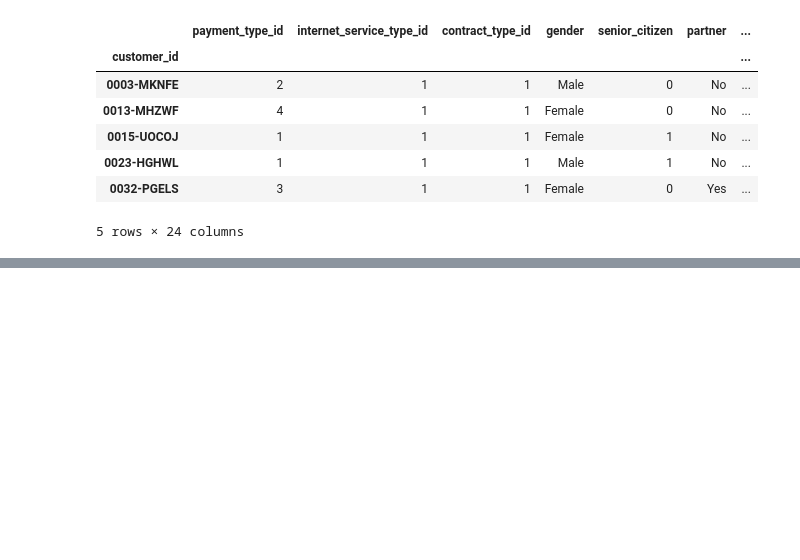
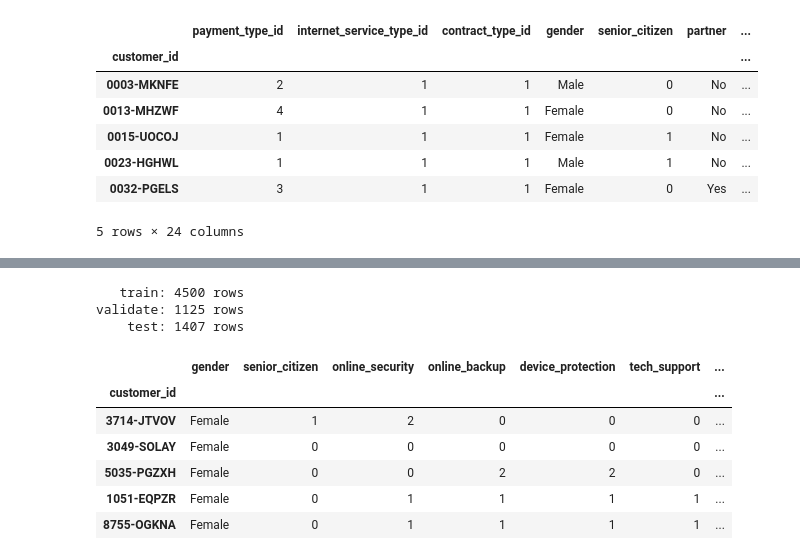
Before and after one commit to chasethompson/ds-methodologies-exercises, a Jupyter notebook: classification/telco_scratchpad.ipynb, the cells around one changed output, grey strips where cells are left out. Saved outputs shown, nothing was run; the diff lists cells and outputs as text; code cells hidden in the pictures; blank space fills up the shorter version.

Commit message:
current telco prep code

```diff
--- a/classification/telco_scratchpad.ipynb
+++ b/classification/telco_scratchpad.ipynb
@@ -429,0 +260,2 @@ def int_encode(df):
+# %%
+telco = label_encode(telco)
@@ -429,0 +264,55 @@ def int_encode(df):
+# %%
+def get_telco_splits(telco):
+    '''
+    Returns X and y for train, validate and test datasets
+    '''
+    # don't blow away our original data
+    telco = telco.copy()
+
+#     # ignore warnings just for this block
+#     with warnings.catch_warnings():
+#         warnings.simplefilter('ignore')
+#         scaler, encoder, train, test = prepare_walkthrough.prep_iris(iris)
+
+    # Which features are we going to look at?
+    train = telco
+    test = telco
+
+    # validate data split
+    train, test = sklearn.model_selection.train_test_split(train, train_size=.80, random_state=123)
+    train, validate = sklearn.model_selection.train_test_split(train, train_size=.80, random_state=123)
+
+    # split into X and y
+    X_train, y_train = train.drop(columns='churn'), train[['churn']]
+    X_validate, y_validate = validate.drop(columns='churn'), validate[['churn']]
+    X_test, y_test = test.drop(columns='churn'), test[['churn']]
+
+    X_train = X_label_encode(X_train)
+    X_validate = X_label_encode(X_validate)
+    X_test = X_label_encode(X_test)
+
+    y_train = y_label_encode(y_train)
+    y_validate = y_label_encode(y_validate)
+    y_test = y_label_encode(y_test)
+
+    return X_train, y_train, X_validate, y_validate, X_test, y_test
+# %%
+X_train, y_train, X_validate, y_validate, X_test, y_test = get_telco_splits(telco)
+# %%
+print('   train: %d rows' % X_train.shape[0])
+print('validate: %d rows' % X_validate.shape[0])
+print('    test: %d rows' % X_test.shape[0])
+# %% [output]
+   train: 4500 rows
+validate: 1125 rows
+    test: 1407 rows
+# %%
+X_train.head()
+# %% [output]
+|  | gender | senior_citizen | online_security | online_backup | device_protection | tech_support | ... |
+| customer_id |  |  |  |  |  |  | ... |
+| 3714-JTVOV | Female | 1 | 2 | 0 | 0 | 0 | ... |
+| 3049-SOLAY | Female | 0 | 0 | 0 | 0 | 0 | ... |
+| 5035-PGZXH | Female | 0 | 0 | 2 | 2 | 0 | ... |
+| 1051-EQPZR | Female | 0 | 1 | 1 | 1 | 1 | ... |
+| 8755-OGKNA | Female | 0 | 1 | 1 | 1 | 1 | ... |
```
Also changed, not shown: parts of 27 cells of this notebook.
